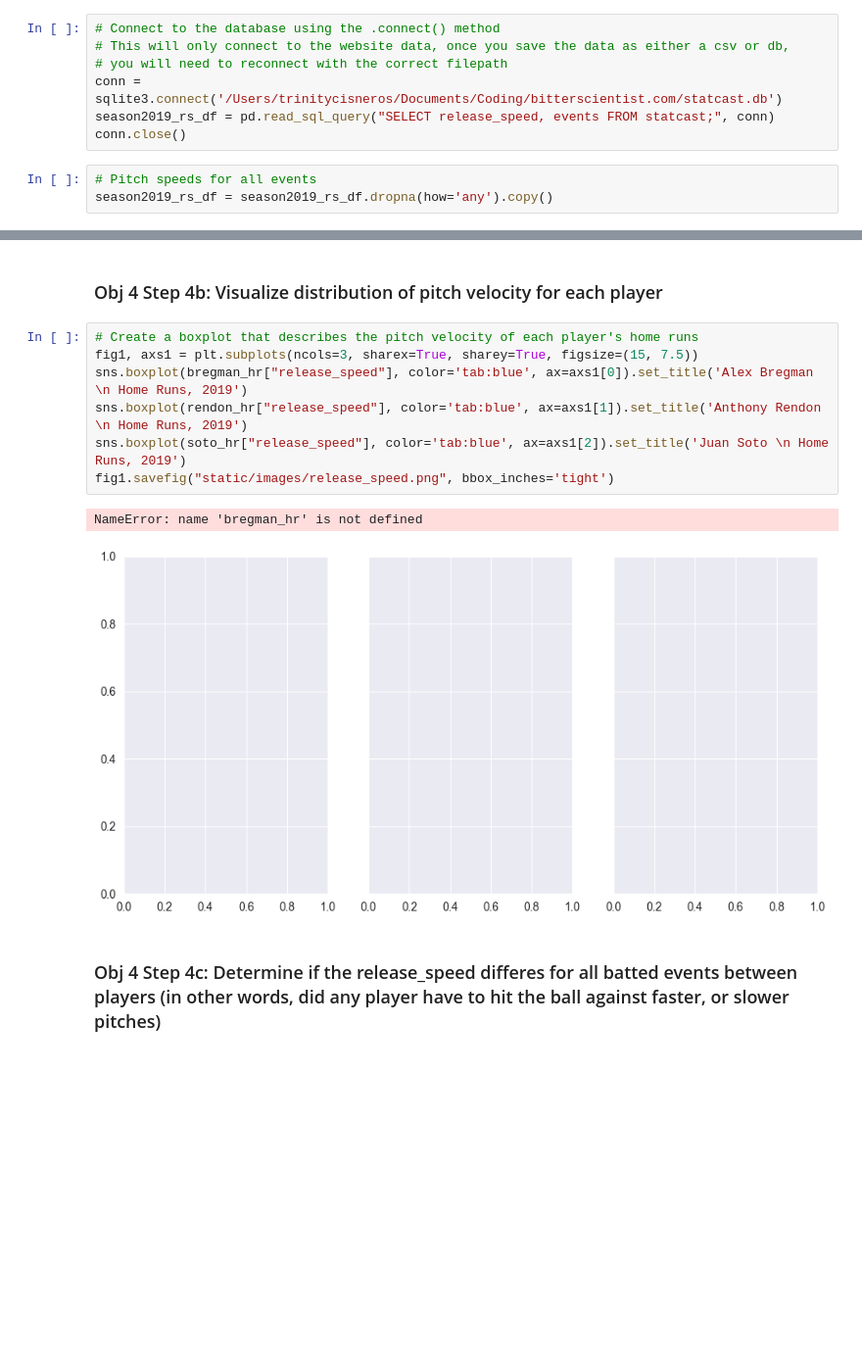
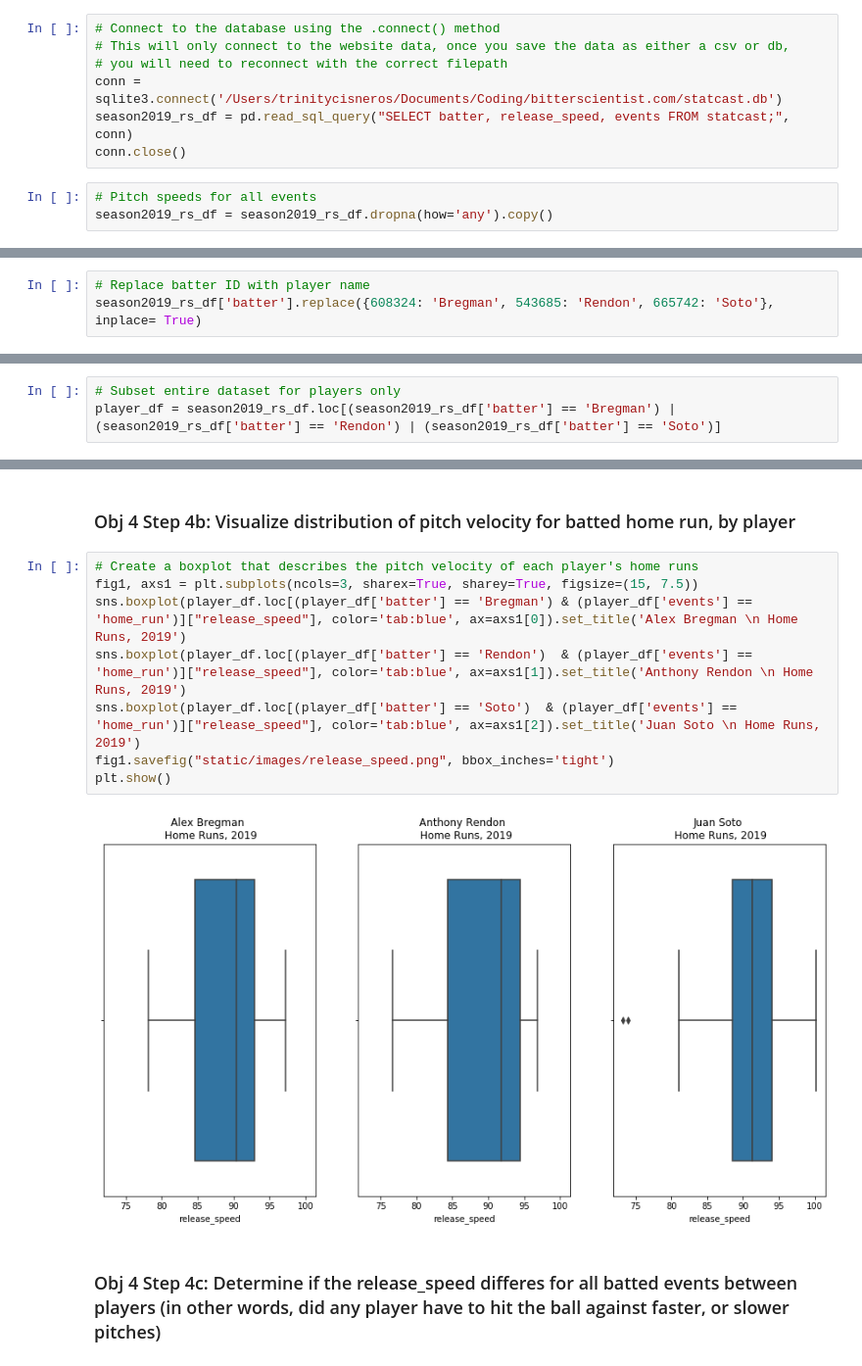
Before and after one commit to BitterScientist/bitterscientist.com, a Jupyter notebook: folders/ds_blogs/projects/2019_mlb_final_hitters/Top_HR_Player_Analysis.ipynb, the cells around one changed output, grey strips where cells are left out. Shown at 98% size. Drawn from its saved outputs; the diff is of its cells as text; blank space fills up the shorter version.

Commit message:
updated statcast blog

```diff
--- a/folders/ds_blogs/projects/2019_mlb_final_hitters/Top_HR_Player_Analysis.ipynb
+++ b/folders/ds_blogs/projects/2019_mlb_final_hitters/Top_HR_Player_Analysis.ipynb
@@ -533,7 +509,7 @@ The launch speed between
 # This will only connect to the website data, once you save the data as either a csv or db,
 # you will need to reconnect with the correct filepath
 conn = sqlite3.connect('/Users/trinitycisneros/Documents/Coding/bitterscientist.com/statcast.db')
-season2019_rs_df = pd.read_sql_query("SELECT release_speed, events FROM statcast;", conn)
+season2019_rs_df = pd.read_sql_query("SELECT batter, release_speed, events FROM statcast;", conn)
 conn.close()
 # %%
 # Pitch speeds for all events
@@ -588,0 +517,3 @@ It appears as if Soto bats against higher pitch velocities.
+# %%
+# Replace batter ID with player name
+season2019_rs_df['batter'].replace({608324: 'Bregman', 543685: 'Rendon', 665742: 'Soto'}, inplace= True)
@@ -588,0 +533,3 @@ It appears as if Soto bats against higher pitch velocities.
+# %%
+# Subset entire dataset for players only
+player_df = season2019_rs_df.loc[(season2019_rs_df['batter'] == 'Bregman') | (season2019_rs_df['batter'] == 'Rendon') | (season2019_rs_df['batter'] == 'Soto')]
@@ -589,14 +555,14 @@ It appears as if Soto bats against higher pitch velocities.
 # %% [markdown]
-### Obj 4 Step 4b: Visualize distribution of pitch velocity for each player
+### Obj 4 Step 4b: Visualize distribution of pitch velocity for batted home run, by player
 # %%
 # Create a boxplot that describes the pitch velocity of each player's home runs
 fig1, axs1 = plt.subplots(ncols=3, sharex=True, sharey=True, figsize=(15, 7.5))
-sns.boxplot(bregman_hr["release_speed"], color='tab:blue', ax=axs1[0]).set_title('Alex Bregman \n Home Runs, 2019')
-sns.boxplot(rendon_hr["release_speed"], color='tab:blue', ax=axs1[1]).set_title('Anthony Rendon \n Home Runs, 2019')
-sns.boxplot(soto_hr["release_speed"], color='tab:blue', ax=axs1[2]).set_title('Juan Soto \n Home Runs, 2019')
+sns.boxplot(player_df.loc[(player_df['batter'] == 'Bregman') & (player_df['events'] == 'home_run')]["release_speed"], color='tab:blue', ax=axs1[0]).set_title('Alex Bregman \n Home Runs, 2019')
+sns.boxplot(player_df.loc[(player_df['batter'] == 'Rendon')  & (player_df['events'] == 'home_run')]["release_speed"], color='tab:blue', ax=axs1[1]).set_title('Anthony Rendon \n Home Runs, 2019')
+sns.boxplot(player_df.loc[(player_df['batter'] == 'Soto')  & (player_df['events'] == 'home_run')]["release_speed"], color='tab:blue', ax=axs1[2]).set_title('Juan Soto \n Home Runs, 2019')
 fig1.savefig("static/images/release_speed.png", bbox_inches='tight')
+plt.show()
 # %% [output]
-NameError: name 'bregman_hr' is not defined
-[figure, old version]
+[figure, new version]
 # %% [markdown]
 ### Obj 4 Step 4c: Determine if the release_speed differes for all batted events between players (in other words, did any player have to hit the ball against faster, or slower pitches)
```
Also changed, not shown: parts of 32 cells of this notebook, 9 other files.
